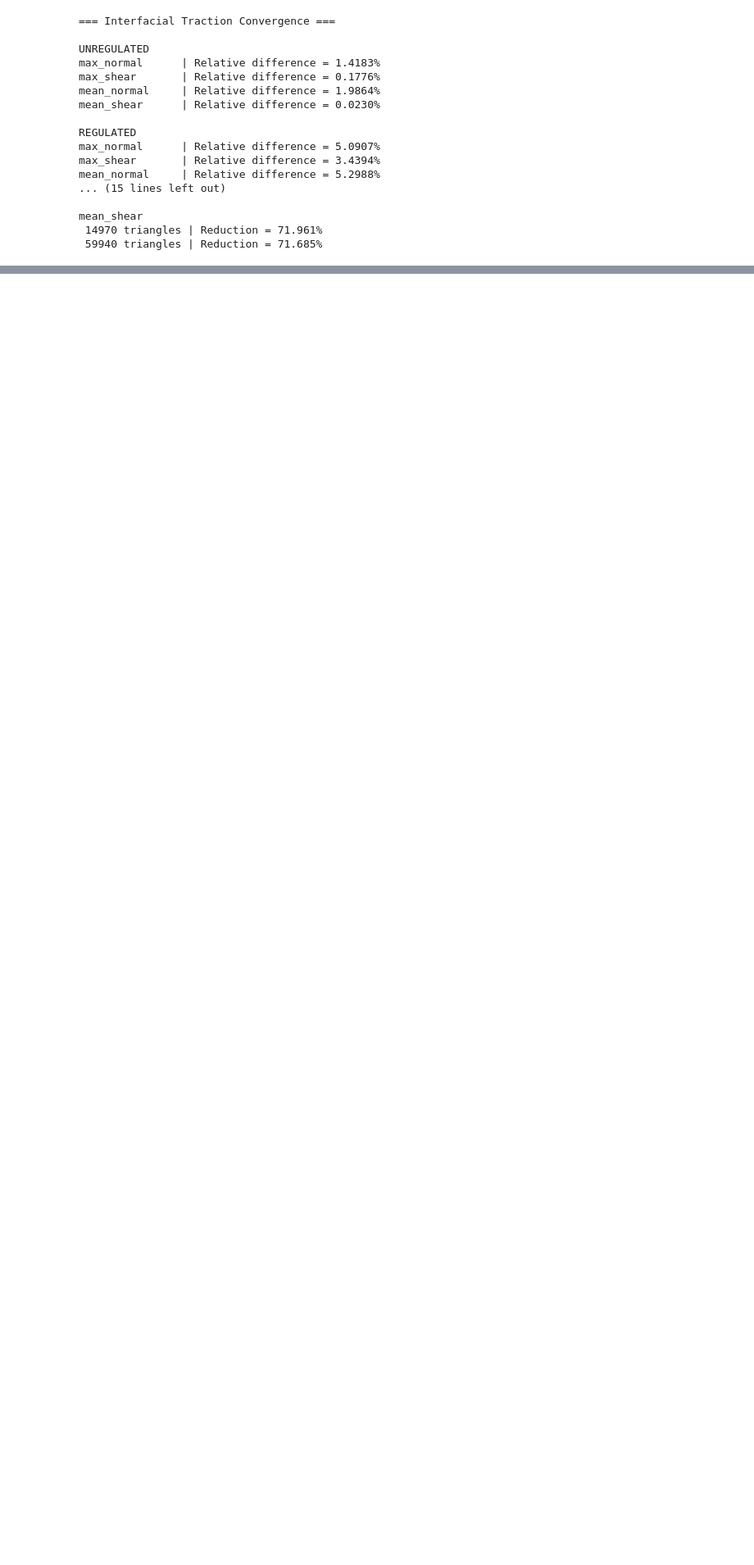
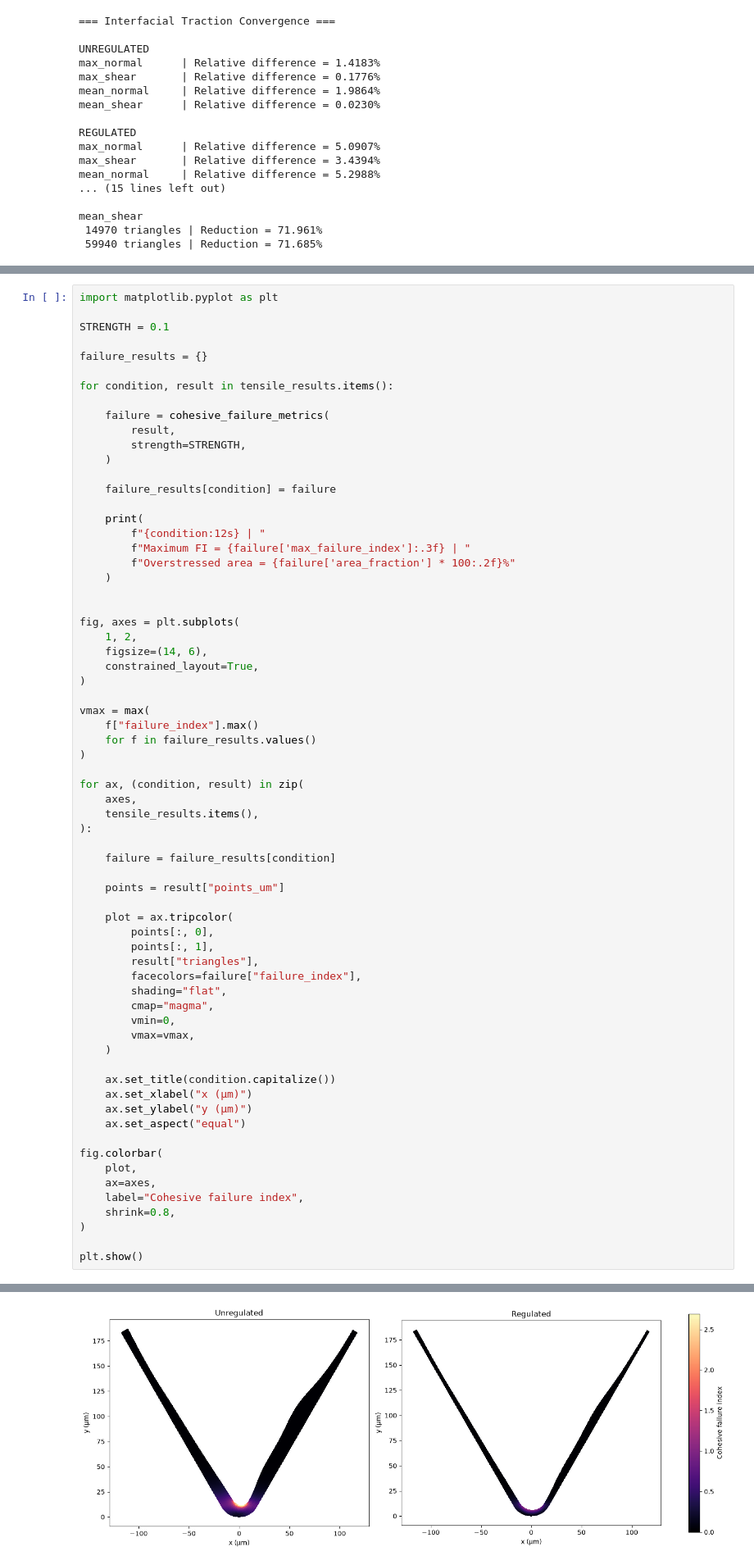
Before and after one commit to liewzewei/biofilm_multiphysics, a Jupyter notebook: notebooks/04_bellows_deformation.ipynb, the cells around one changed output, grey strips where cells are left out. Shown at 82% size. Cells and saved outputs as stored; diff of their text form; blank space fills up the shorter version.

```diff
--- a/notebooks/04_bellows_deformation.ipynb
+++ b/notebooks/04_bellows_deformation.ipynb
@@ -5853,0 +5971,68 @@ mean_shear
+# %%
+import matplotlib.pyplot as plt
+
+STRENGTH = 0.1
+
+failure_results = {}
+
+for condition, result in tensile_results.items():
+
+    failure = cohesive_failure_metrics(
+        result,
+        strength=STRENGTH,
+    )
+
+    failure_results[condition] = failure
+
+    print(
+        f"{condition:12s} | "
+        f"Maximum FI = {failure['max_failure_index']:.3f} | "
+        f"Overstressed area = {failure['area_fraction'] * 100:.2f}%"
+    )
+
+
+fig, axes = plt.subplots(
+    1, 2,
+    figsize=(14, 6),
+    constrained_layout=True,
+)
+
+vmax = max(
+    f["failure_index"].max()
+    for f in failure_results.values()
+)
+
+for ax, (condition, result) in zip(
+    axes,
+    tensile_results.items(),
+):
+
+    failure = failure_results[condition]
+
+    points = result["points_um"]
+
+    plot = ax.tripcolor(
+        points[:, 0],
+        points[:, 1],
+        result["triangles"],
+        facecolors=failure["failure_index"],
+        shading="flat",
+        cmap="magma",
+        vmin=0,
+        vmax=vmax,
+    )
+
+    ax.set_title(condition.capitalize())
+    ax.set_xlabel("x (μm)")
+    ax.set_ylabel("y (μm)")
+    ax.set_aspect("equal")
+
+fig.colorbar(
+    plot,
+    ax=axes,
+    label="Cohesive failure index",
+    shrink=0.8,
+)
+
+plt.show()
+# %% [output]
@@ -5853,0 +6041 @@ mean_shear
+[figure, added]
```
Also changed, not shown: parts of 30 cells of this notebook, 7 other files.
